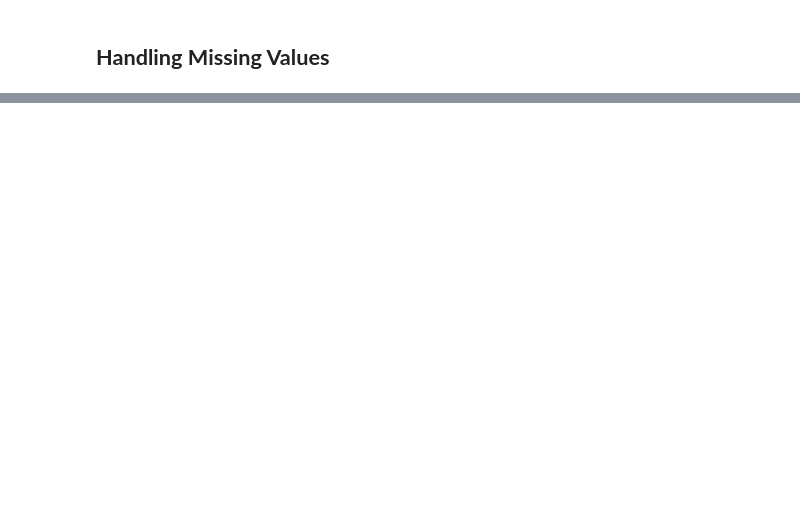
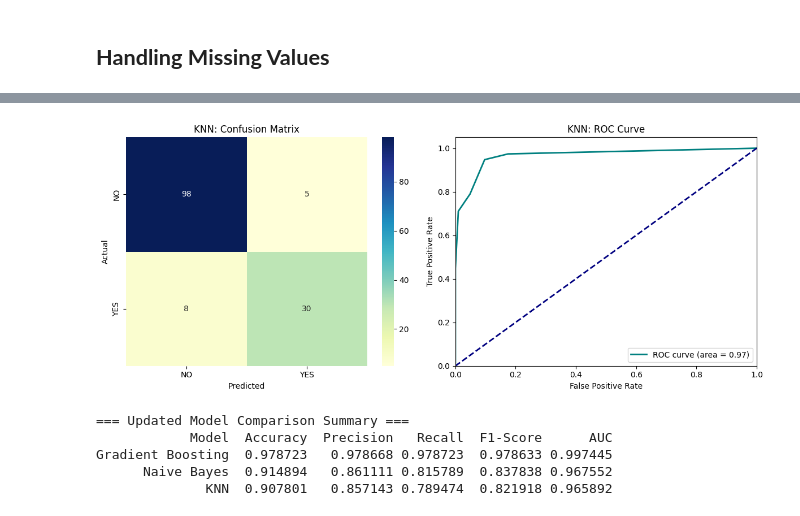
Before and after one commit to Maryam1597/Applieddatascience1, a Jupyter notebook: MARYAM_FYP_ASD.ipynb, the cells around one changed output, grey strips where cells are left out. Cells and saved outputs as stored; diff of their text form; code cells hidden in the pictures; blank space fills up the shorter version.

```diff
--- a/MARYAM_FYP_ASD.ipynb
+++ b/MARYAM_FYP_ASD.ipynb
@@ -469,0 +444,61 @@ plot_group_recall(X_test_with_meta, y_test, y_pred_rf, 'gender')
+# %%
+from sklearn.neighbors import KNeighborsClassifier
+from sklearn.metrics import (
+    accuracy_score, precision_score, recall_score,
+    f1_score, roc_curve, auc, confusion_matrix
+)
+
+# --- 4. K-NEAREST NEIGHBORS (KNN) ---
+knn_model = KNeighborsClassifier(n_neighbors=5)
+knn_model.fit(X_train_scaled, y_train_encoded)
+
+y_pred_knn = knn_model.predict(X_test_scaled)
+y_prob_knn = knn_model.predict_proba(X_test_scaled)[:, 1]
+
+# Store KNN Metrics
+fpr_knn, tpr_knn, _ = roc_curve(y_test_encoded, y_prob_knn)
+roc_auc_knn = auc(fpr_knn, tpr_knn)
+
+results_list.append({
+    'Model': 'KNN',
+    'Accuracy': accuracy_score(y_test_encoded, y_pred_knn),
+    'Precision': precision_score(y_test_encoded, y_pred_knn),
+    'Recall': recall_score(y_test_encoded, y_pred_knn),
+    'F1-Score': f1_score(y_test_encoded, y_pred_knn),
+    'AUC': roc_auc_knn
+})
+
+# --- VISUALIZATION (Confusion Matrix and ROC Curve) ---
+fig, ax = plt.subplots(1, 2, figsize=(12, 5))
+
+# Confusion Matrix Heatmap
+sns.heatmap(confusion_matrix(y_test_encoded, y_pred_knn), annot=True, fmt='d', cmap='YlGnBu',
+            xticklabels=['NO', 'YES'], yticklabels=['NO', 'YES'], ax=ax[0])
+ax[0].set_title('KNN: Confusion Matrix')
+ax[0].set_xlabel('Predicted')
+ax[0].set_ylabel('Actual')
+
+# ROC Curve
+ax[1].plot(fpr_knn, tpr_knn, color='teal', lw=2, label=f'ROC curve (area = {roc_auc_knn:.2f})')
+ax[1].plot([0, 1], [0, 1], color='navy', lw=2, linestyle='--')
+ax[1].set_xlim([0.0, 1.0])
+ax[1].set_ylim([0.0, 1.05])
+ax[1].set_xlabel('False Positive Rate')
+ax[1].set_ylabel('True Positive Rate')
+ax[1].set_title('KNN: ROC Curve')
+ax[1].legend(loc="lower right")
+
+plt.tight_layout()
+plt.show()
+
+# --- SUMMARY TABLE ---
+summary_df = pd.DataFrame(results_list).drop_duplicates(subset=['Model'], keep='last')
+print("\n=== Updated Model Comparison Summary ===")
+print(summary_df.sort_values(by='AUC', ascending=False).to_string(index=False))
+# %% [output]
+[figure, added]
+=== Updated Model Comparison Summary ===
+            Model  Accuracy  Precision   Recall  F1-Score      AUC
+Gradient Boosting  0.978723   0.978668 0.978723  0.978633 0.997445
+      Naive Bayes  0.914894   0.861111 0.815789  0.837838 0.967552
+              KNN  0.907801   0.857143 0.789474  0.821918 0.965892
```
Also changed, not shown: parts of 50 cells of this notebook.
